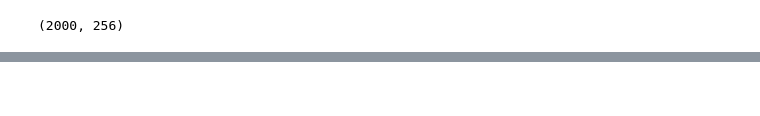
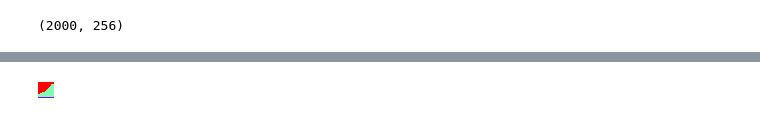
Before and after one commit to nikhil-ghosh-berkeley/dist-shift, a Jupyter notebook: preetum/dec27_tsne_grid.ipynb, the cells around one changed output, grey strips where cells are left out. Drawn from its saved outputs; the diff is of its cells as text; code cells hidden in the pictures; blank space fills up the shorter version.

```diff
--- a/preetum/dec27_tsne_grid.ipynb
+++ b/preetum/dec27_tsne_grid.ipynb
@@ -308,15 +157,0 @@ grid_idx = np.array([sample(pt=p, pts=pts, bandwidth=0.01) for p in eval_pts])
-# %%
-## PLOTTING
-
-buff = 1 # buffer between images, in px
-sz = 16 # icon size
-
-def get_icon(index, width=16, topk=5, cmap='rainbow'):
-    e = get_embed2d(index, gridpts=width,height=width, t="probs", topk=topk)
-    e = e.T[::-1,:]
-    cm = plt.get_cmap(cmap)
-    img = PIL.Image.fromarray(np.uint8(cm(e)*255)) # grayscale --> color
-    return img
-
-
-get_icon(5)
@@ -326,0 +313,17 @@ icons = pmap(lambda i: get_icon(i, width=sz, topk=5, cmap='rainbow'), grid_idx)
+# %%
+## PLOTTING
+
+buff = 1 # buffer between images, in px
+sz = 32 # icon size
+
+def get_icon(index, width=16, topk=2, cmap='rainbow'):
+    e = get_embed2d(index, gridpts=width,height=width, t="probs", topk=topk)
+    e = e.T[::-1,:]
+    cm = plt.get_cmap(cmap)
+    img = PIL.Image.fromarray(np.uint8(cm(1-e)*255)) # grayscale --> color
+    return img
+
+
+get_icon(5)
+# %% [output]
+[figure, added]
```
Also changed, not shown: parts of 14 cells of this notebook.
